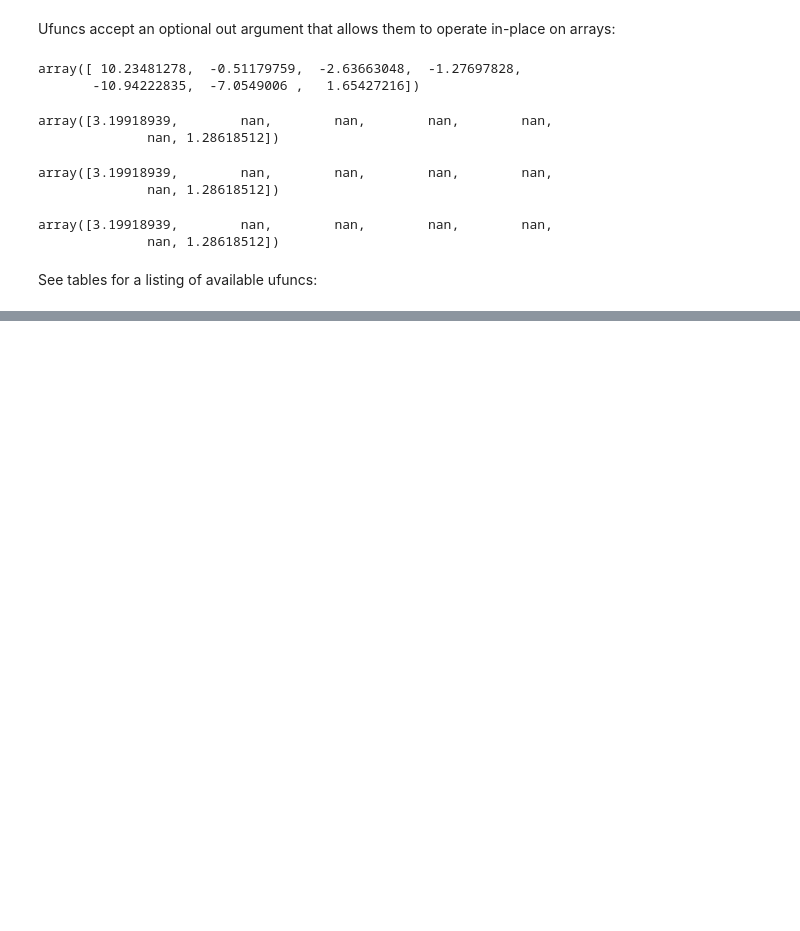
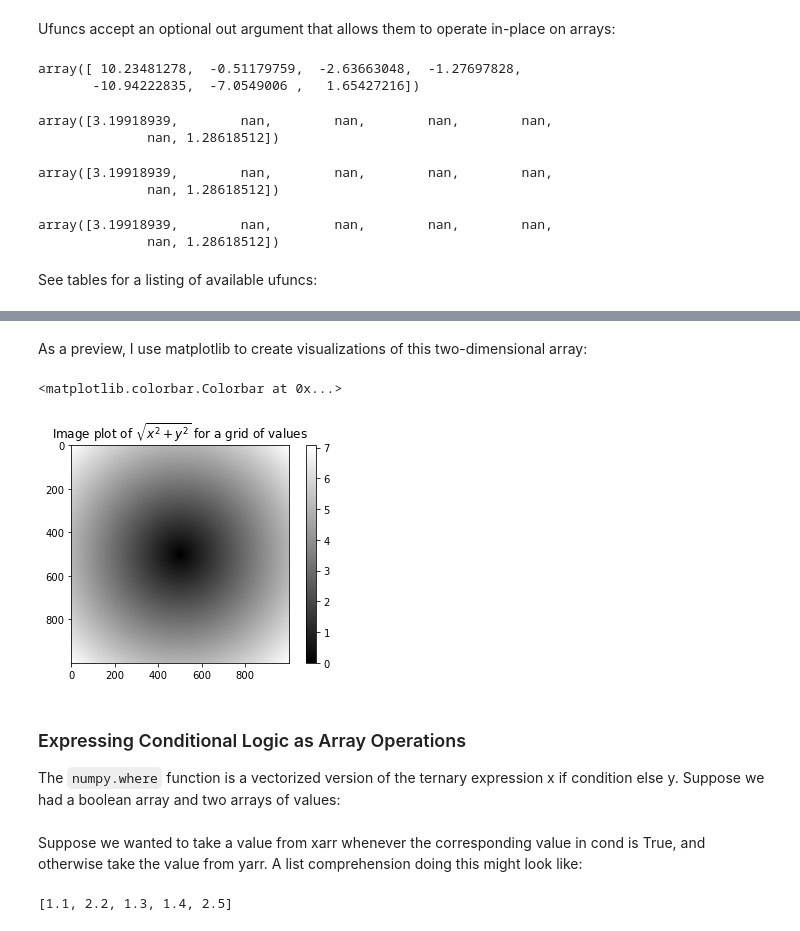
Before and after one commit to frapima/PED, a Jupyter notebook: unit2/Creación de estructuras de datos y acceso y modificación de datos.ipynb, the cells around one changed output, grey strips where cells are left out. Drawn from its saved outputs; the diff is of its cells as text; code cells hidden in the pictures; blank space fills up the shorter version.

```diff
--- a/unit2/Creación de estructuras de datos y acceso y modificación de datos.ipynb
+++ b/unit2/Creación de estructuras de datos y acceso y modificación de datos.ipynb
@@ -954,0 +963,4 @@ See tables for a listing of available ufuncs:
+# %%
+points = np.arange(-5, 5, 0.01)
+# %%
+xs, ys = np.meshgrid(points, points)
@@ -954,0 +979,2 @@ See tables for a listing of available ufuncs:
+# %%
+z = np.sqrt(xs ** 2 + ys ** 2)
@@ -954,0 +997,2 @@ See tables for a listing of available ufuncs:
+# %% [markdown]
+As a preview, I use matplotlib to create visualizations of this two-dimensional array:
@@ -954,0 +1001,10 @@ See tables for a listing of available ufuncs:
+# %%
+plt.title("Image plot of $\sqrt{x^2 + y^2}$ for a grid of values")
+plt.imshow(z, cmap=plt.cm.gray); plt.colorbar()
+# %% [output]
+<matplotlib.colorbar.Colorbar at 0x...>
+[figure, added]
+# %% [markdown]
+### Expressing Conditional Logic as Array Operations
+
+The `numpy.where` function is a vectorized version of the ternary expression x if condition else y. Suppose we had a boolean array and two arrays of values:
@@ -954,0 +1015,2 @@ See tables for a listing of available ufuncs:
+# %% [markdown]
+Suppose we wanted to take a value from xarr whenever the corresponding value in cond is True, and otherwise take the value from yarr. A list comprehension doing this might look like:
@@ -954,0 +1019,4 @@ See tables for a listing of available ufuncs:
+# %%
+result
+# %% [output]
+[1.1, 2.2, 1.3, 1.4, 2.5]
```
Also changed, not shown: parts of 77 cells of this notebook.
